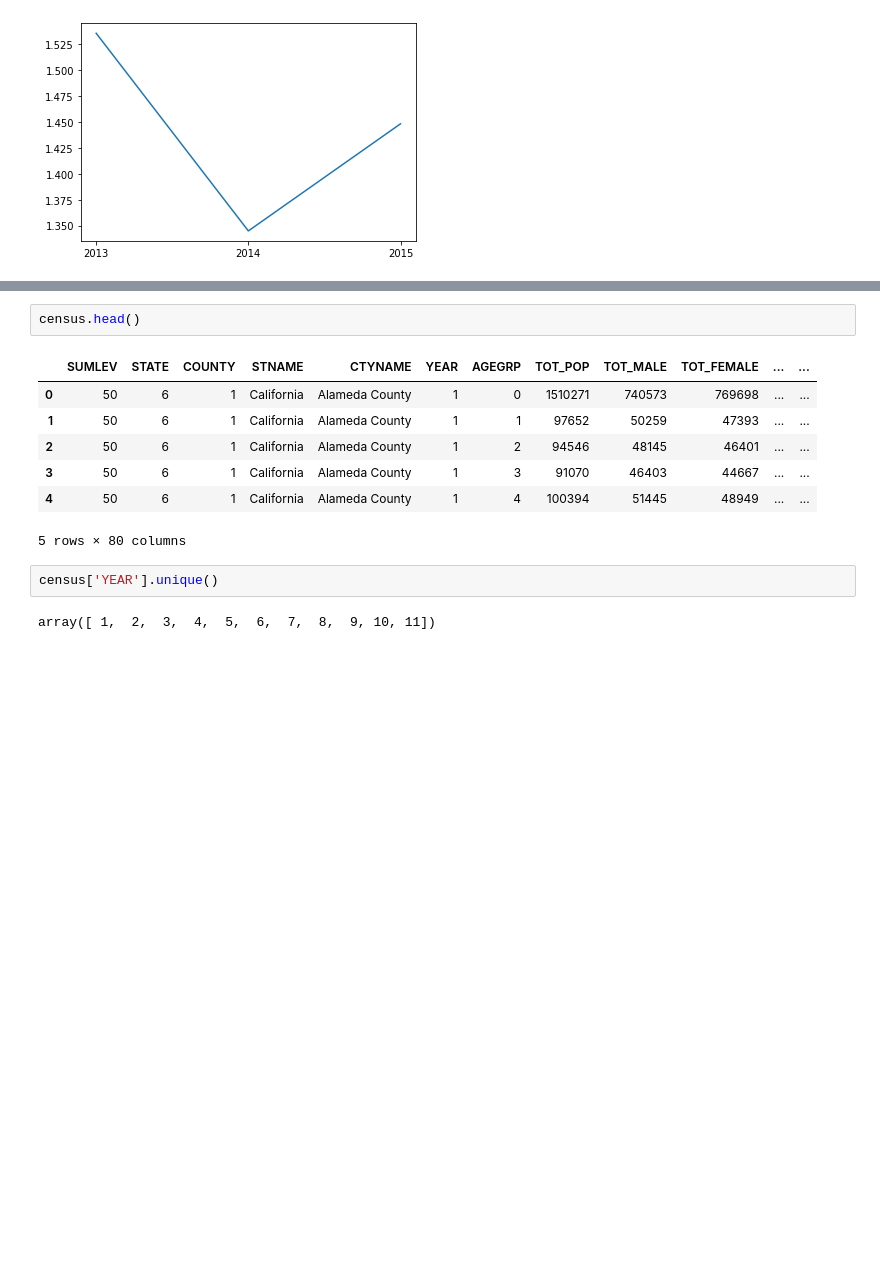
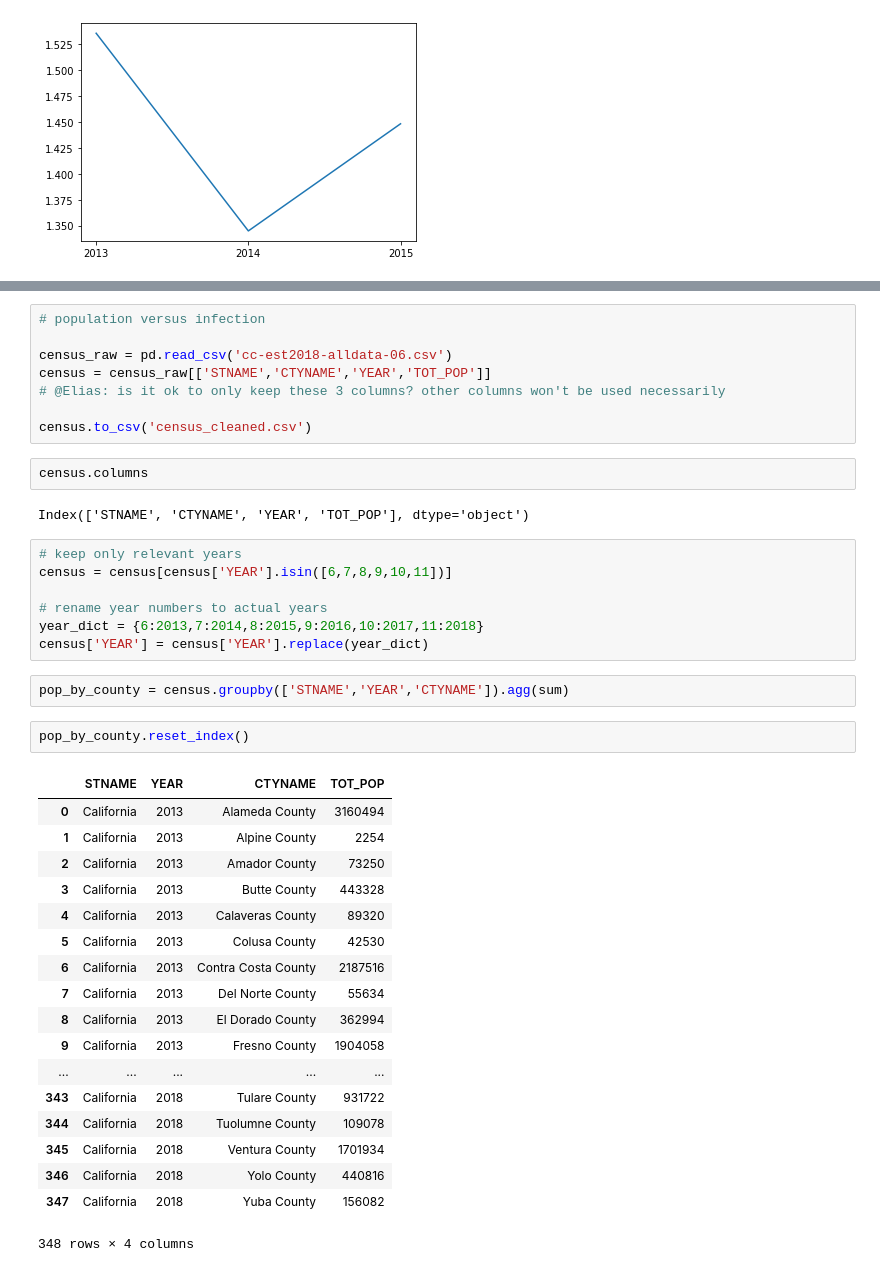
Before and after one commit to ds-modules/MCB-50, a Jupyter notebook: Data Exploration.ipynb, the cells around one changed output, grey strips where cells are left out. Saved outputs shown, nothing was run; the diff lists cells and outputs as text; blank space fills up the shorter version.

Commit message:
cleaned pop data

```diff
--- a/Data Exploration.ipynb
+++ b/Data Exploration.ipynb
@@ -222,14 +220,42 @@ census = pd.read_csv('cc-est2018-alldata-06.csv')
+# %%
+# population versus infection
+
+census_raw = pd.read_csv('cc-est2018-alldata-06.csv')
+census = census_raw[['STNAME','CTYNAME','YEAR','TOT_POP']]
+# @Elias: is it ok to only keep these 3 columns? other columns won't be used necessarily
+
+census.to_csv('census_cleaned.csv')
 # %%
-census.head()
+census.columns
 # %% [output]
-|  | SUMLEV | STATE | COUNTY | STNAME | CTYNAME | YEAR | AGEGRP | TOT_POP | TOT_MALE | TOT_FEMALE | ... | ... |
-| 0 | 50 | 6 | 1 | California | Alameda County | 1 | 0 | 1510271 | 740573 | 769698 | ... | ... |
-| 1 | 50 | 6 | 1 | California | Alameda County | 1 | 1 | 97652 | 50259 | 47393 | ... | ... |
-| 2 | 50 | 6 | 1 | California | Alameda County | 1 | 2 | 94546 | 48145 | 46401 | ... | ... |
-| 3 | 50 | 6 | 1 | California | Alameda County | 1 | 3 | 91070 | 46403 | 44667 | ... | ... |
-| 4 | 50 | 6 | 1 | California | Alameda County | 1 | 4 | 100394 | 51445 | 48949 | ... | ... |
-5 rows × 80 columns
+Index(['STNAME', 'CTYNAME', 'YEAR', 'TOT_POP'], dtype='object')
-# %%
-census['YEAR'].unique()
-# %% [output]
-array([ 1,  2,  3,  4,  5,  6,  7,  8,  9, 10, 11])
+# %%
+# keep only relevant years
+census = census[census['YEAR'].isin([6,7,8,9,10,11])]
+
+# rename year numbers to actual years
+year_dict = {6:2013,7:2014,8:2015,9:2016,10:2017,11:2018}
+census['YEAR'] = census['YEAR'].replace(year_dict)
+# %%
+pop_by_county = census.groupby(['STNAME','YEAR','CTYNAME']).agg(sum)
+# %%
+pop_by_county.reset_index()
+# %% [output]
+|  | STNAME | YEAR | CTYNAME | TOT_POP |
+| 0 | California | 2013 | Alameda County | 3160494 |
+| 1 | California | 2013 | Alpine County | 2254 |
+| 2 | California | 2013 | Amador County | 73250 |
+| 3 | California | 2013 | Butte County | 443328 |
+| 4 | California | 2013 | Calaveras County | 89320 |
+| 5 | California | 2013 | Colusa County | 42530 |
+| 6 | California | 2013 | Contra Costa County | 2187516 |
+| 7 | California | 2013 | Del Norte County | 55634 |
+| 8 | California | 2013 | El Dorado County | 362994 |
+| 9 | California | 2013 | Fresno County | 1904058 |
+| ... | ... | ... | ... | ... |
+| 343 | California | 2018 | Tulare County | 931722 |
+| 344 | California | 2018 | Tuolumne County | 109078 |
+| 345 | California | 2018 | Ventura County | 1701934 |
+| 346 | California | 2018 | Yolo County | 440816 |
+| 347 | California | 2018 | Yuba County | 156082 |
+348 rows × 4 columns
```
Also changed, not shown: parts of 3 cells of this notebook, 1 other file.
